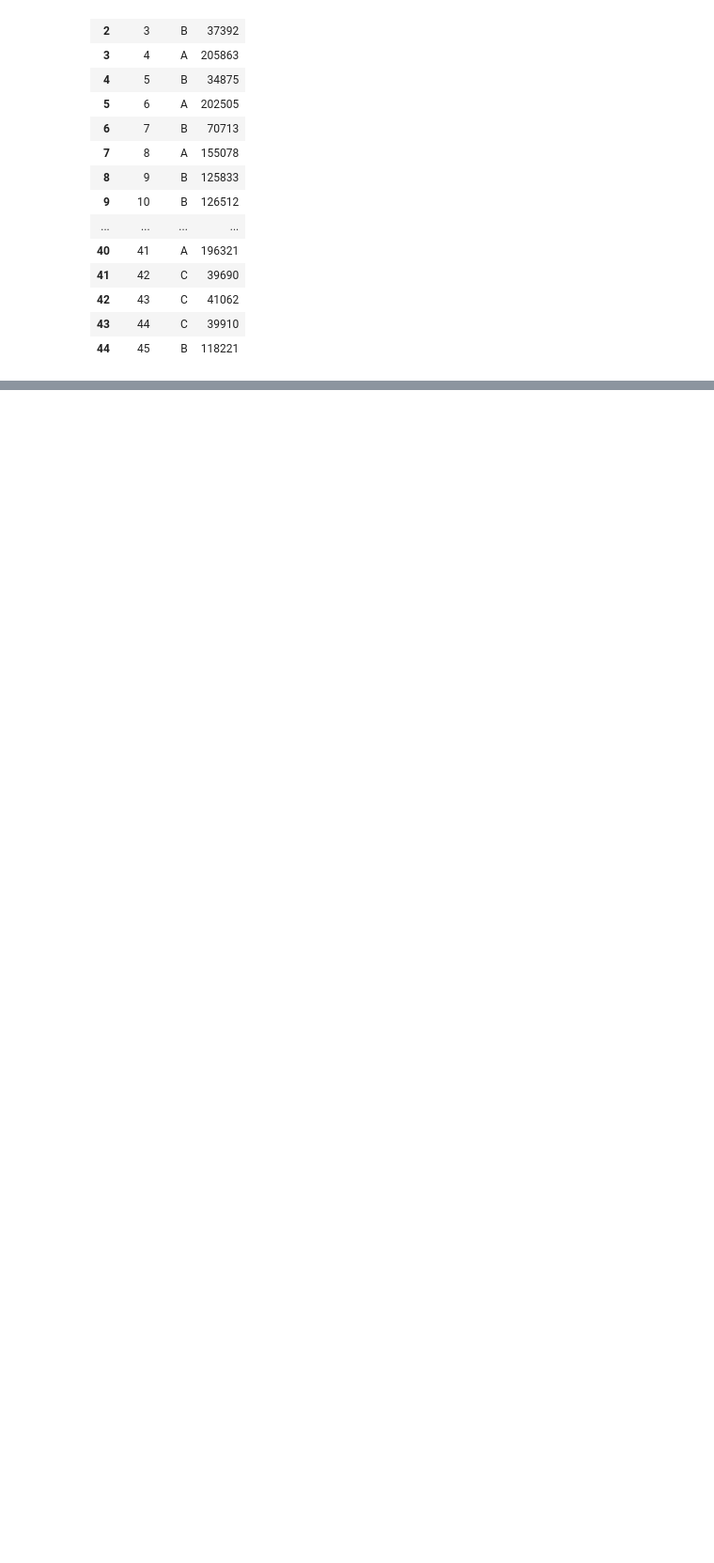
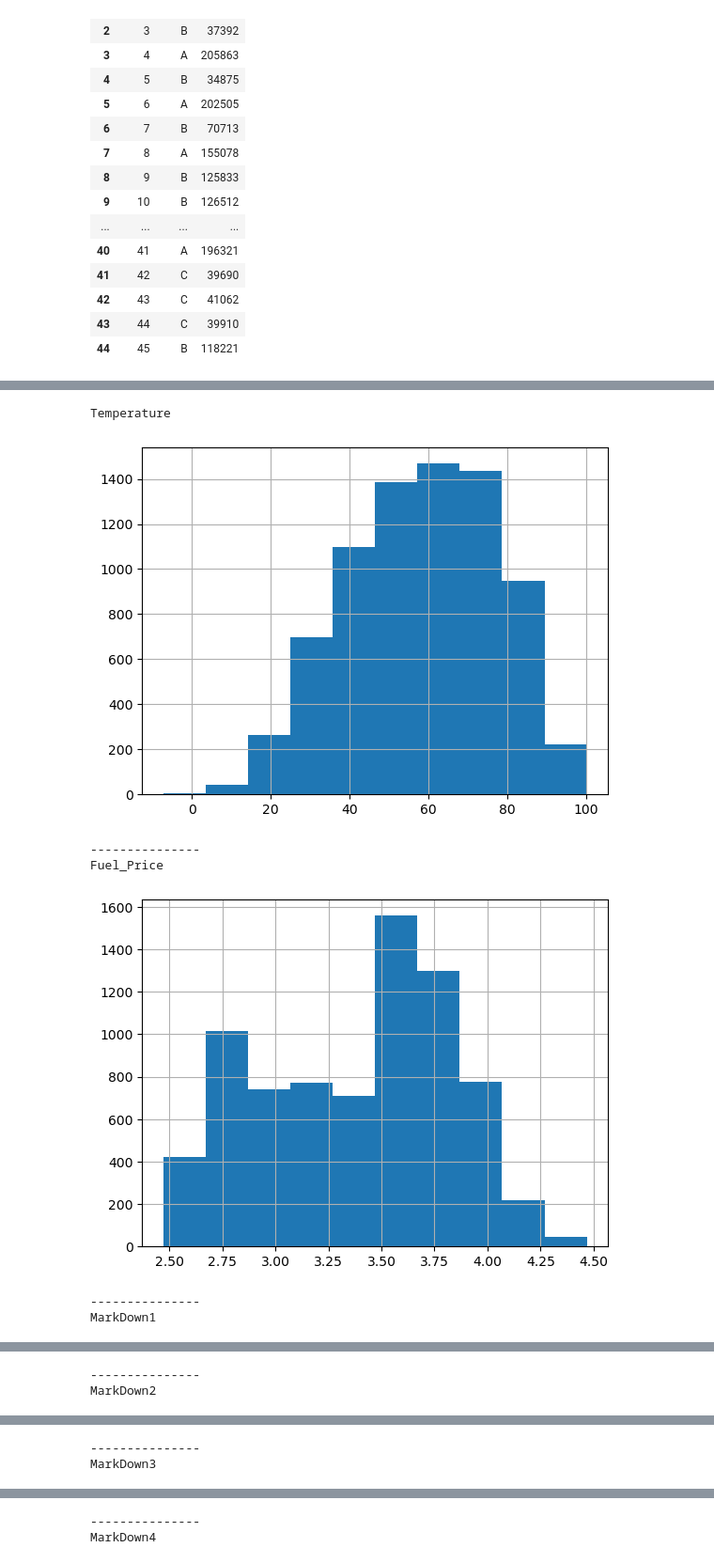
Before and after one commit to Jainam18/SQL_Project, a Jupyter notebook: Initial_Processing.ipynb, the cells around one changed output, grey strips where cells are left out. Shown at 94% size. Saved outputs shown, nothing was run; the diff lists cells and outputs as text; code cells hidden in the pictures; blank space fills up the shorter version.

```diff
--- a/Initial_Processing.ipynb
+++ b/Initial_Processing.ipynb
@@ -157,0 +296,2 @@ df_3
+# %%
+df_3.fillna(0,inplace=True)
@@ -157,0 +354,2 @@ df_3
+# %%
+df_3['Date'] = pd.to_datetime(df_3['Date'])
@@ -157,0 +392,2 @@ df_3
+# %%
+df_3 = df_3.query("MarkDown1>=0 and MarkDown2>=0 and MarkDown3>=0 and MarkDown5>=0")
@@ -157,0 +422,17 @@ df_3
+# %%
+num_cols = ['Temperature', 'Fuel_Price', 'MarkDown1', 'MarkDown2',
+       'MarkDown3', 'MarkDown4', 'MarkDown5', 'CPI', 'Unemployment']
+# %%
+for i in num_cols:
+    print(i)
+    df_3[i].hist()
+    plt.show()
+    print("---------------")
+# %% [output]
+Temperature
+[figure, added]
+---------------
+Fuel_Price
+[figure, added]
+---------------
+MarkDown1
@@ -157,0 +440,2 @@ df_3
+---------------
+MarkDown2
@@ -157,0 +443,2 @@ df_3
+---------------
+MarkDown3
@@ -157,0 +446,2 @@ df_3
+---------------
+MarkDown4
```
Also changed, not shown: parts of 90 cells of this notebook, 6 other files.
